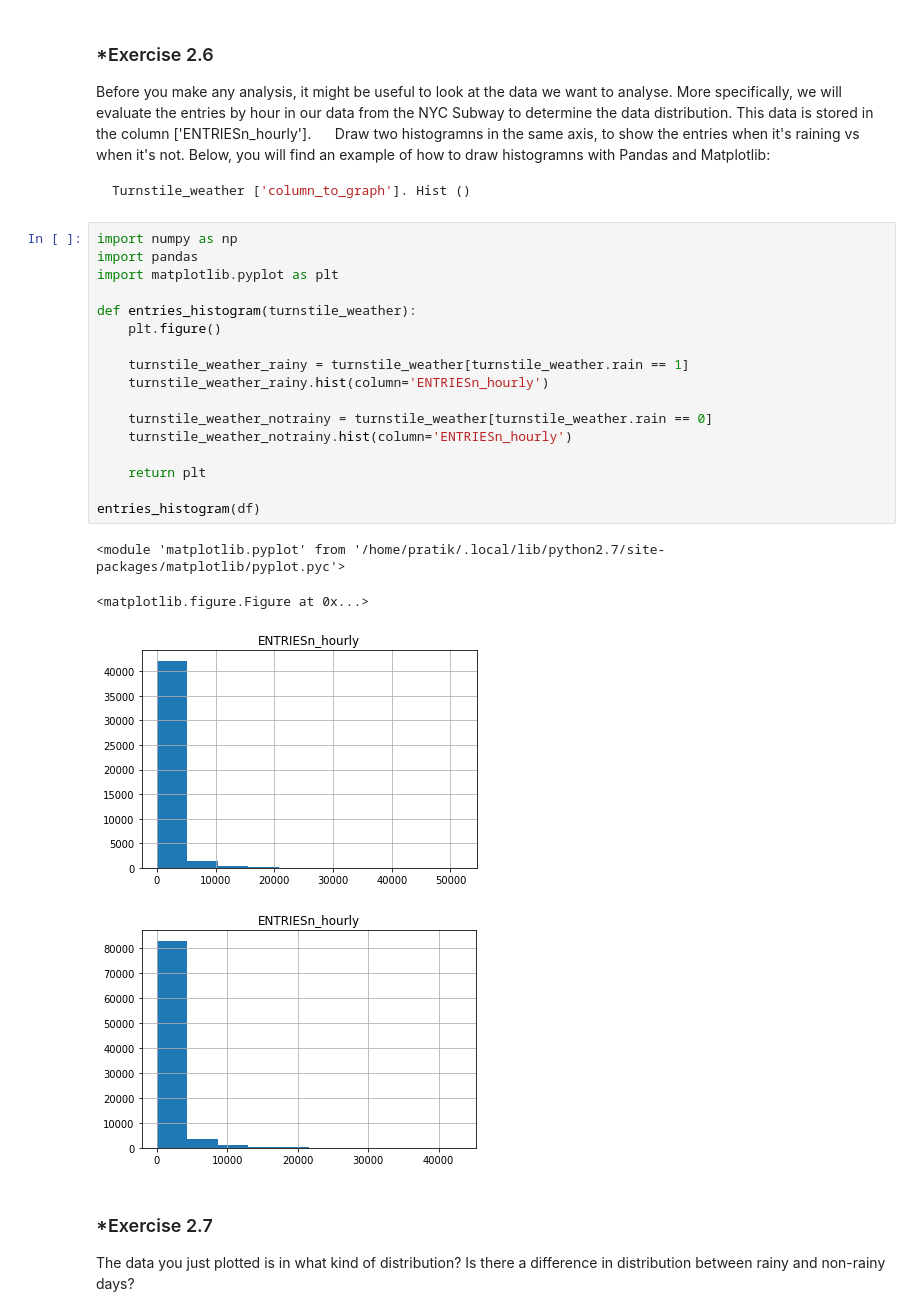
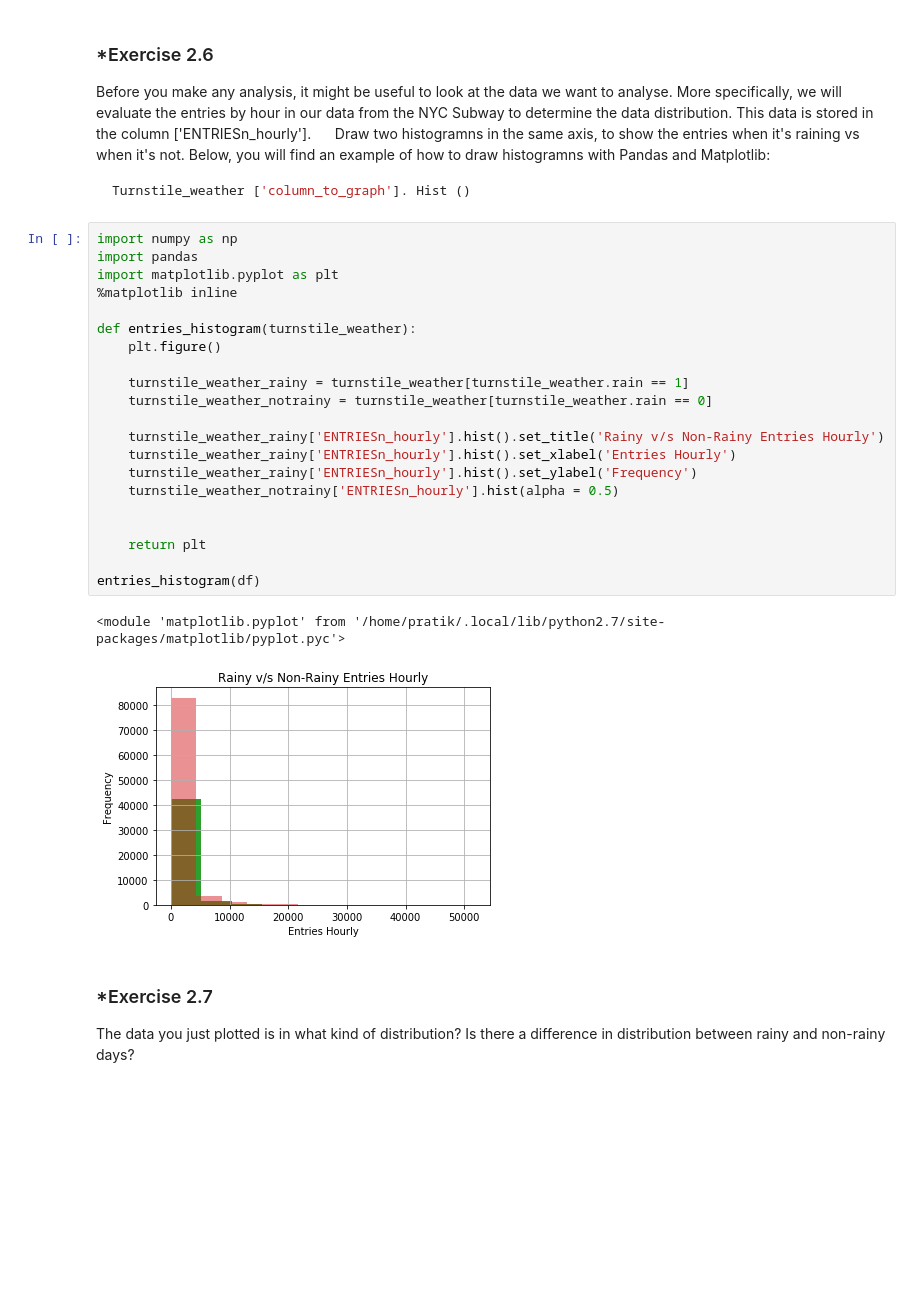
Before and after one commit to DreadPirateRobert/Hadoop-MapReduce-SubwayAnalysis, a Jupyter notebook: Analyzing_Subway_Data_NDFDSI(1).ipynb, the cells around one changed output. Cells and saved outputs as stored; diff of their text form; blank space fills up the shorter version.

Commit message:
histogram,filename changes

```diff
--- a/Analyzing_Subway_Data_NDFDSI(1).ipynb
+++ b/Analyzing_Subway_Data_NDFDSI(1).ipynb
@@ -353,25 +354,27 @@ Turnstile_weather ['column_to_graph']. Hist ()
 # %%
 import numpy as np
 import pandas
 import matplotlib.pyplot as plt
+%matplotlib inline
 
 def entries_histogram(turnstile_weather):
     plt.figure()
 
     turnstile_weather_rainy = turnstile_weather[turnstile_weather.rain == 1]
-    turnstile_weather_rainy.hist(column='ENTRIESn_hourly')
+    turnstile_weather_notrainy = turnstile_weather[turnstile_weather.rain == 0]
 
-    turnstile_weather_notrainy = turnstile_weather[turnstile_weather.rain == 0]
-    turnstile_weather_notrainy.hist(column='ENTRIESn_hourly')
+    turnstile_weather_rainy['ENTRIESn_hourly'].hist().set_title('Rainy v/s Non-Rainy Entries Hourly')
+    turnstile_weather_rainy['ENTRIESn_hourly'].hist().set_xlabel('Entries Hourly')
+    turnstile_weather_rainy['ENTRIESn_hourly'].hist().set_ylabel('Frequency')
+    turnstile_weather_notrainy['ENTRIESn_hourly'].hist(alpha = 0.5)
+
 
     return plt
 
 entries_histogram(df)
 # %% [output]
 <module 'matplotlib.pyplot' from '/home/pratik/.local/lib/python2.7/site-packages/matplotlib/pyplot.pyc'>
-<matplotlib.figure.Figure at 0x...>
-[figure, old version]
+[figure, new version]
-[figure, removed]
 # %% [markdown]
 ### *Exercise 2.7
 
```
Also changed, not shown: parts of 2 cells of this notebook, 4 other files.
